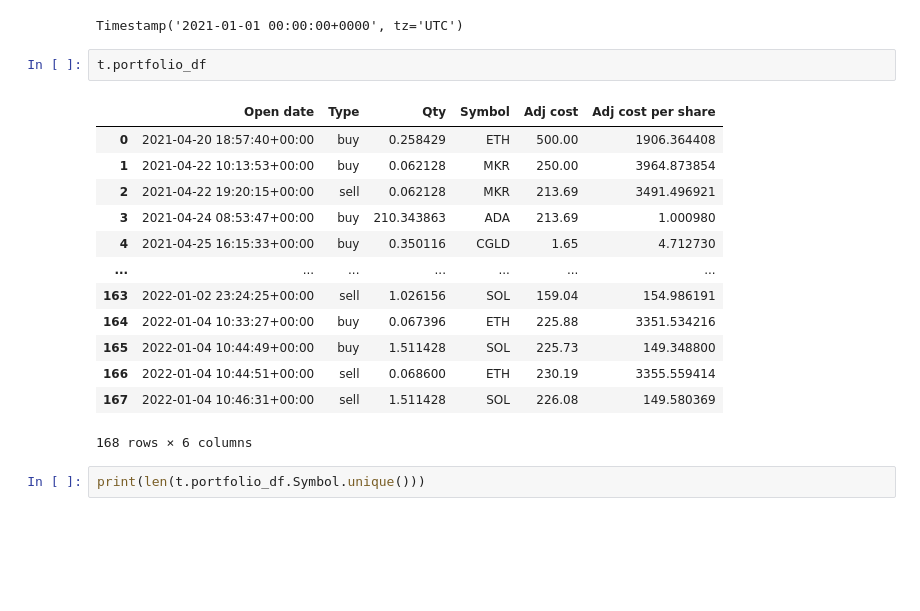
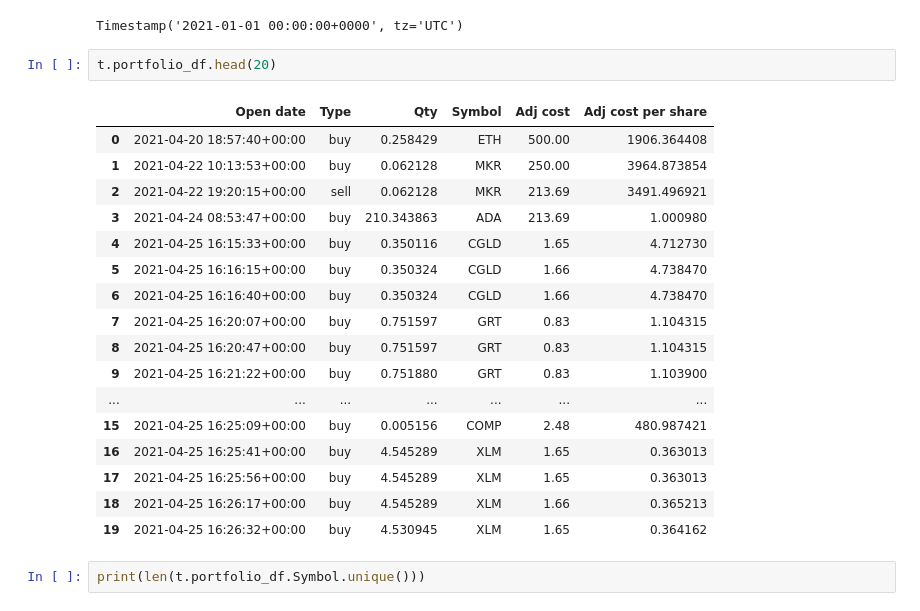
Before and after one commit to giocaizzi/surfingcrypto, a Jupyter notebook: notebooks/portfolio.ipynb, the cells around one changed output. Saved outputs shown, nothing was run; the diff lists cells and outputs as text; blank space fills up the shorter version.

```diff
--- a/notebooks/portfolio.ipynb
+++ b/notebooks/portfolio.ipynb
@@ -48,21 +48,25 @@ t.stocks_start
 # %% [output]
 Timestamp('2021-01-01 00:00:00+0000', tz='UTC')
 # %%
-t.portfolio_df
+t.portfolio_df.head(20)
 # %% [output]
 |  | Open date | Type | Qty | Symbol | Adj cost | Adj cost per share |
 | 0 | 2021-04-20 18:57:40+00:00 | buy | 0.258429 | ETH | 500.00 | 1906.364408 |
 | 1 | 2021-04-22 10:13:53+00:00 | buy | 0.062128 | MKR | 250.00 | 3964.873854 |
 | 2 | 2021-04-22 19:20:15+00:00 | sell | 0.062128 | MKR | 213.69 | 3491.496921 |
 | 3 | 2021-04-24 08:53:47+00:00 | buy | 210.343863 | ADA | 213.69 | 1.000980 |
 | 4 | 2021-04-25 16:15:33+00:00 | buy | 0.350116 | CGLD | 1.65 | 4.712730 |
+| 5 | 2021-04-25 16:16:15+00:00 | buy | 0.350324 | CGLD | 1.66 | 4.738470 |
+| 6 | 2021-04-25 16:16:40+00:00 | buy | 0.350324 | CGLD | 1.66 | 4.738470 |
+| 7 | 2021-04-25 16:20:07+00:00 | buy | 0.751597 | GRT | 0.83 | 1.104315 |
+| 8 | 2021-04-25 16:20:47+00:00 | buy | 0.751597 | GRT | 0.83 | 1.104315 |
+| 9 | 2021-04-25 16:21:22+00:00 | buy | 0.751880 | GRT | 0.83 | 1.103900 |
 | ... | ... | ... | ... | ... | ... | ... |
-| 163 | 2022-01-02 23:24:25+00:00 | sell | 1.026156 | SOL | 159.04 | 154.986191 |
-| 164 | 2022-01-04 10:33:27+00:00 | buy | 0.067396 | ETH | 225.88 | 3351.534216 |
-| 165 | 2022-01-04 10:44:49+00:00 | buy | 1.511428 | SOL | 225.73 | 149.348800 |
-| 166 | 2022-01-04 10:44:51+00:00 | sell | 0.068600 | ETH | 230.19 | 3355.559414 |
-| 167 | 2022-01-04 10:46:31+00:00 | sell | 1.511428 | SOL | 226.08 | 149.580369 |
+| 15 | 2021-04-25 16:25:09+00:00 | buy | 0.005156 | COMP | 2.48 | 480.987421 |
+| 16 | 2021-04-25 16:25:41+00:00 | buy | 4.545289 | XLM | 1.65 | 0.363013 |
+| 17 | 2021-04-25 16:25:56+00:00 | buy | 4.545289 | XLM | 1.65 | 0.363013 |
+| 18 | 2021-04-25 16:26:17+00:00 | buy | 4.545289 | XLM | 1.66 | 0.365213 |
+| 19 | 2021-04-25 16:26:32+00:00 | buy | 4.530945 | XLM | 1.65 | 0.364162 |
-168 rows × 6 columns
 # %%
 print(len(t.portfolio_df.Symbol.unique()))
 # %% [output]
```
Also changed, not shown: parts of 9 cells of this notebook, 2 other files.
